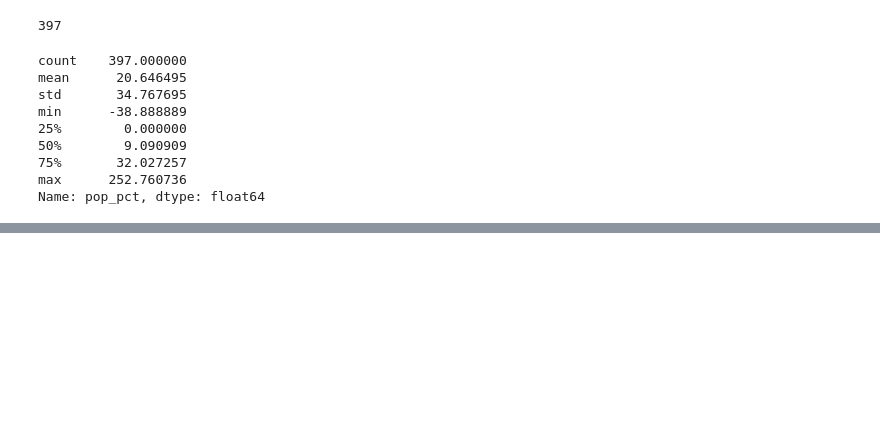
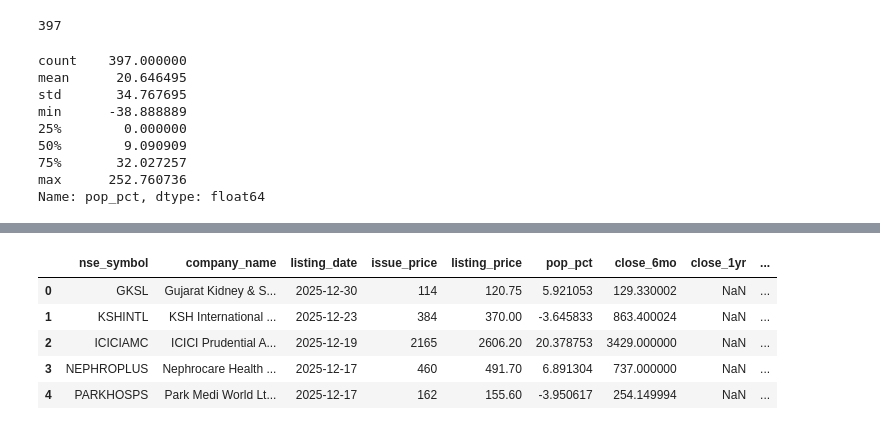
Before and after one commit to sajalmundra/nse-ipo-cohort-analysis, a Jupyter notebook: notebooks/03_sql_return_calculations.ipynb, the cells around one changed output, grey strips where cells are left out. Drawn from its saved outputs; the diff is of its cells as text; code cells hidden in the pictures; blank space fills up the shorter version.

Commit message:
Complete Step 3: SQL-based return calculations with Nifty benchmark

```diff
--- a/notebooks/03_sql_return_calculations.ipynb
+++ b/notebooks/03_sql_return_calculations.ipynb
@@ -78,0 +193,19 @@ Name: pop_pct, dtype: float64
+# %%
+#getting %returns
+for period in ['6mo','1yr','2yr','3yr']:
+    master[f'return_{period}'] = (( master[f'close_{period}']- master['listing_price']) /  master['listing_price'])*100
+# %%
+#getting CAGR(Compound Annual Growth Rate)
+years = {'6mo':0.5,'1yr':1,'2yr':2,'3yr':3}
+
+for period,year in years.items():
+    master[f'cagr_{period}'] = (( master[f'close_{period}']/ master['listing_price']) ** (1/year) - 1)*100
+# %%
+master.head()
+# %% [output]
+|  | nse_symbol | company_name | listing_date | issue_price | listing_price | pop_pct | close_6mo | close_1yr | ... |
+| 0 | GKSL | Gujarat Kidney & S... | 2025-12-30 | 114 | 120.75 | 5.921053 | 129.330002 | NaN | ... |
+| 1 | KSHINTL | KSH International ... | 2025-12-23 | 384 | 370.00 | -3.645833 | 863.400024 | NaN | ... |
+| 2 | ICICIAMC | ICICI Prudential A... | 2025-12-19 | 2165 | 2606.20 | 20.378753 | 3429.000000 | NaN | ... |
+| 3 | NEPHROPLUS | Nephrocare Health ... | 2025-12-17 | 460 | 491.70 | 6.891304 | 737.000000 | NaN | ... |
+| 4 | PARKHOSPS | Park Medi World Lt... | 2025-12-17 | 162 | 155.60 | -3.950617 | 254.149994 | NaN | ... |
```
Also changed, not shown: parts of 19 cells of this notebook, 2 other files.
